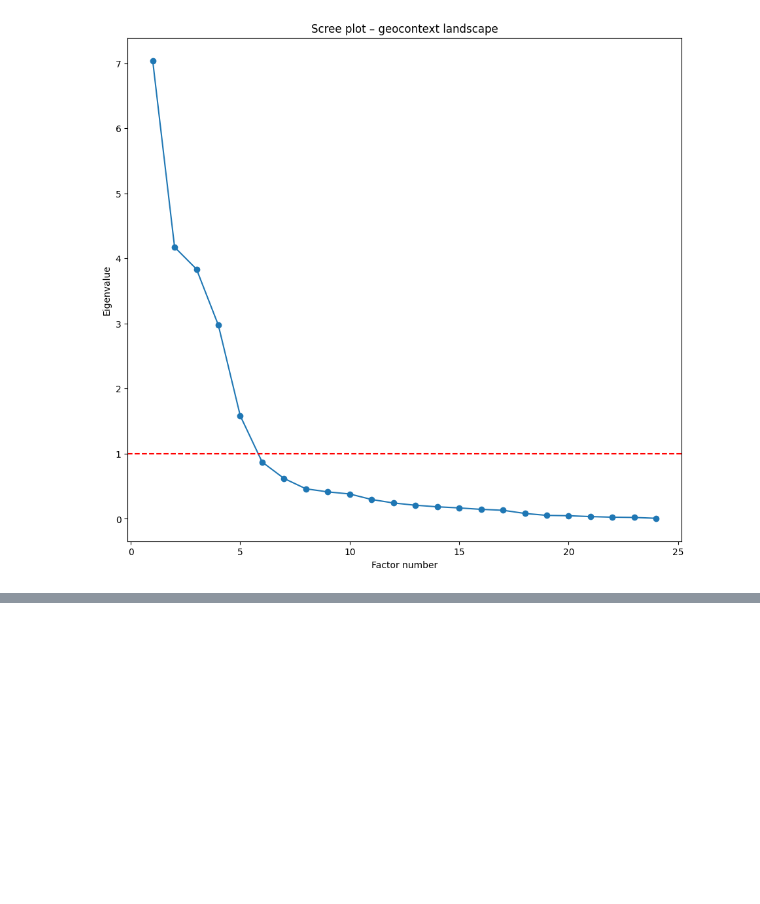
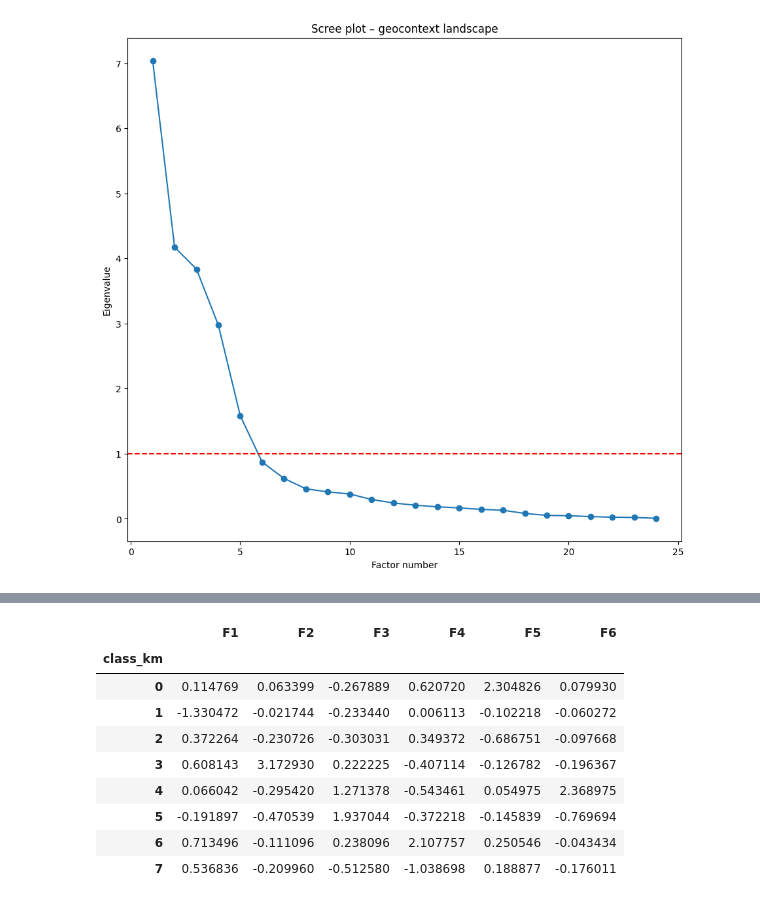
Before and after one commit to atbaralandskap/energy-landscape-geocontext, a Jupyter notebook: geocontext.ipynb, the cells around one changed output, grey strips where cells are left out. Saved outputs shown, nothing was run; the diff lists cells and outputs as text; code cells hidden in the pictures; blank space fills up the shorter version.

```diff
--- a/geocontext.ipynb
+++ b/geocontext.ipynb
@@ -755,0 +902,9 @@ TypeError: check_array() got an unexpected keyword argument 'force_all_finite'
+# %%
+from sklearn.cluster import KMeans
+
+K = 8   # start with 7 or 8 like your crime landscape
+km = KMeans(n_clusters=K, n_init=50, random_state=42)
+
+Fcols = [c for c in pointsWithContext.columns if c.startswith("F")]
+pointsWithContext["class_km"] = km.fit_predict(pointsWithContext[Fcols])
+pointsWithContext["class_km"].value_counts().sort_index()
@@ -755,0 +922,14 @@ TypeError: check_array() got an unexpected keyword argument 'force_all_finite'
+# %%
+profile = pointsWithContext.groupby("class_km")[Fcols].mean()
+profile
+# %% [output]
+|  | F1 | F2 | F3 | F4 | F5 | F6 |
+| class_km |  |  |  |  |  |  |
+| 0 | 0.114769 | 0.063399 | -0.267889 | 0.620720 | 2.304826 | 0.079930 |
+| 1 | -1.330472 | -0.021744 | -0.233440 | 0.006113 | -0.102218 | -0.060272 |
+| 2 | 0.372264 | -0.230726 | -0.303031 | 0.349372 | -0.686751 | -0.097668 |
+| 3 | 0.608143 | 3.172930 | 0.222225 | -0.407114 | -0.126782 | -0.196367 |
+| 4 | 0.066042 | -0.295420 | 1.271378 | -0.543461 | 0.054975 | 2.368975 |
+| 5 | -0.191897 | -0.470539 | 1.937044 | -0.372218 | -0.145839 | -0.769694 |
+| 6 | 0.713496 | -0.111096 | 0.238096 | 2.107757 | 0.250546 | -0.043434 |
+| 7 | 0.536836 | -0.209960 | -0.512580 | -1.038698 | 0.188877 | -0.176011 |
```
Also changed, not shown: parts of 25 cells of this notebook, 2 other files.
